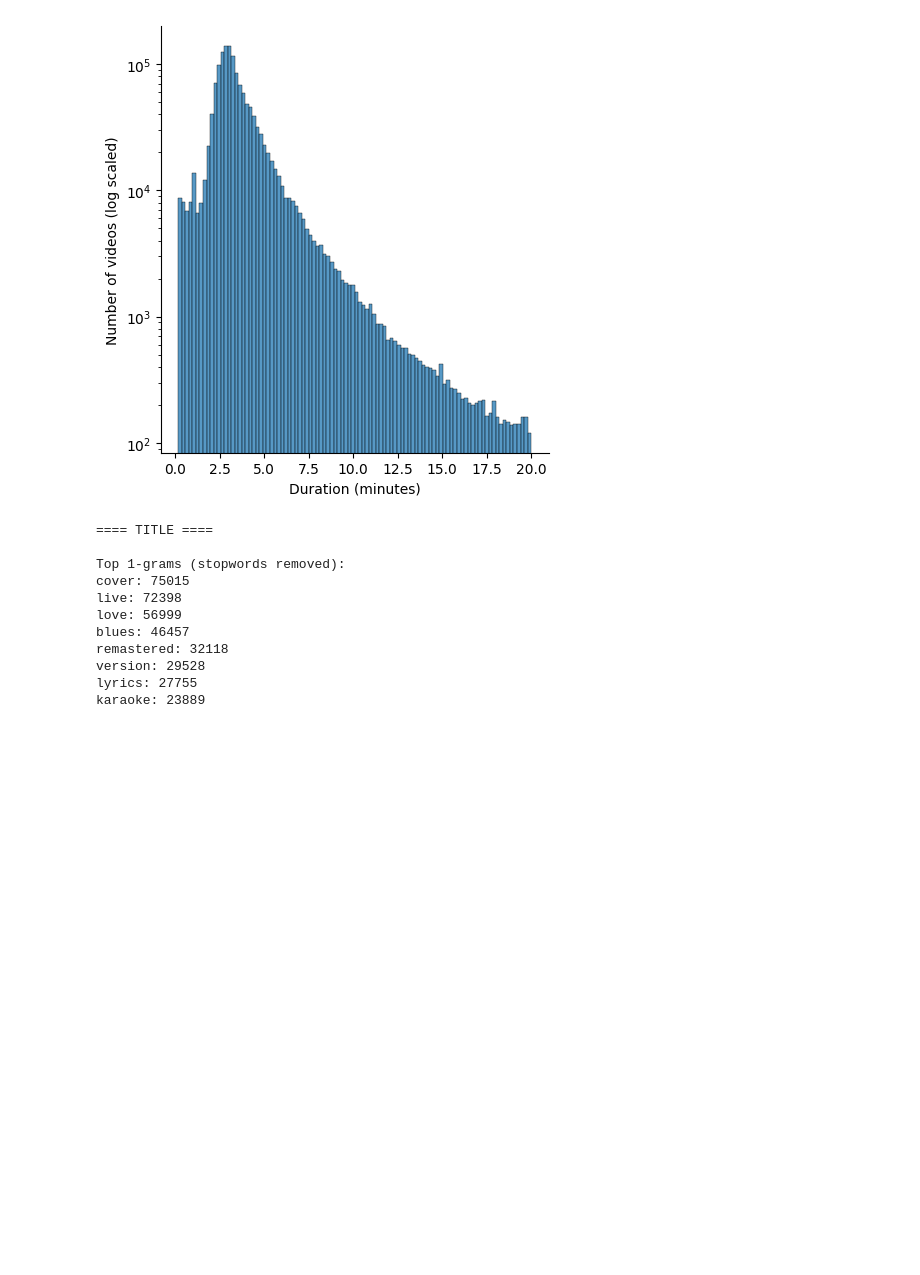
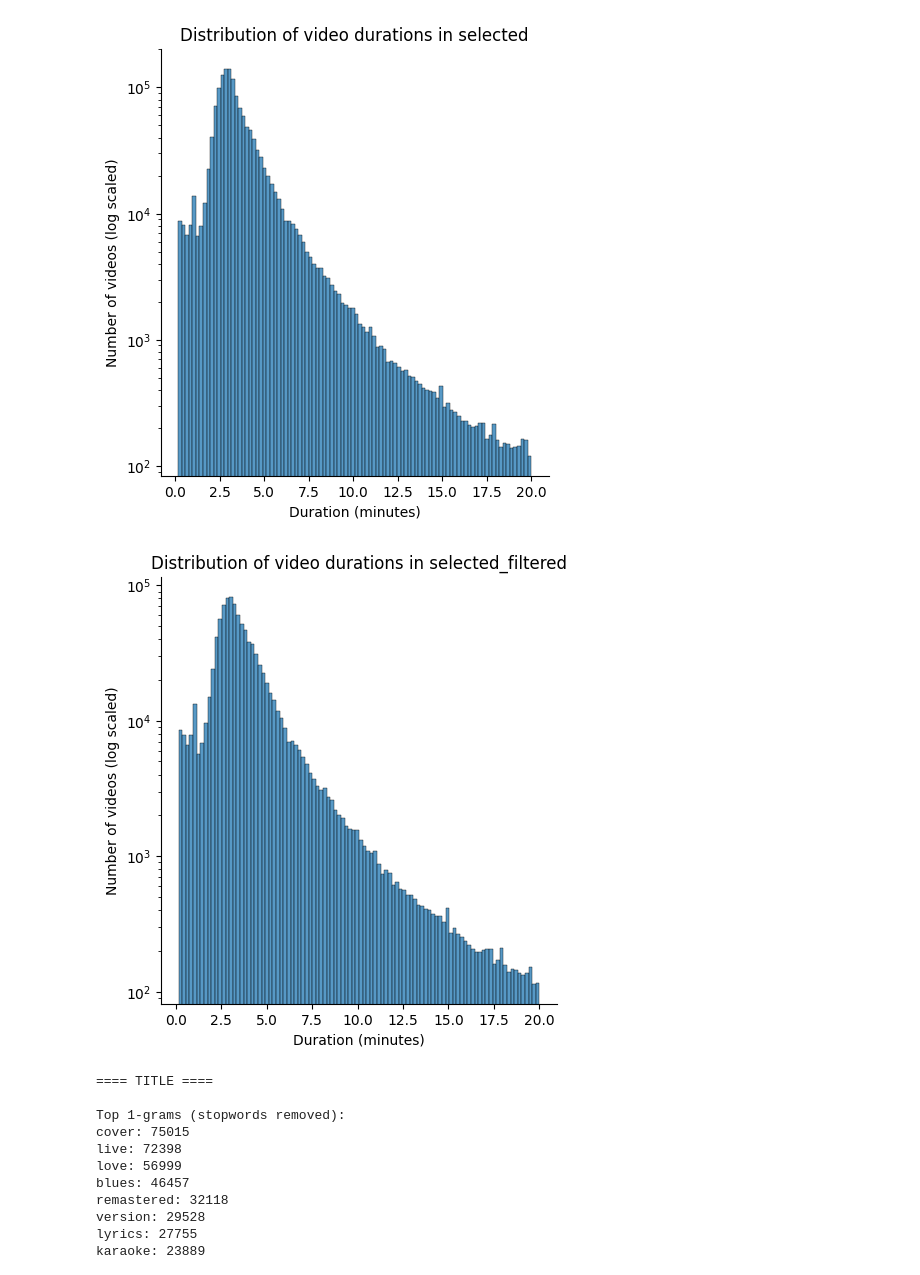
Before and after one commit to progsi/divers_dataset, a Jupyter notebook: content_analysis.ipynb, the cells around one changed output. Cells and saved outputs as stored; diff of their text form; code cells hidden in the pictures; blank space fills up the shorter version.

Commit message:
with filtered subset

```diff
--- a/content_analysis.ipynb
+++ b/content_analysis.ipynb
@@ -4,9 +4,14 @@ The Data is the subset where *both*, the title and any of the *Discogs* artists
 # %%
 import pandas as pd
 
-df = pd.read_csv('data/matched/filtered_types.csv', sep="\t")
+selected = pd.read_json(
+    "data/dataset/selected_versions.json", orient='index'
+    ).explode("youtube_id").reset_index().rename(
+        columns={'index': 'clique_id'}
+        )
 
-# Focus only on matches where title and artist matches
-filtered = df.loc[df.match_type == 'both'].drop_duplicates(
-    subset="youtube_id"
-)
+selected_filtered = pd.read_json(
+    "data/dataset/selected_versions_filtered.json", orient='index'
+    ).explode("youtube_id").reset_index().rename(
+        columns={'index': 'clique_id'}
+        )
@@ -34,10 +53,10 @@ plt.show()
 # %%
 metadata = pd.read_json("data/metadata_filtered.jsonl", lines=True, orient='records')
-metadata = metadata.loc[metadata.id.isin(filtered.youtube_id),:]
+metadata = metadata.loc[metadata.id.isin(selected.youtube_id),:]
 
 new_columns = ["clique_id"] + metadata.columns.tolist()
 metadata = pd.merge(
-    filtered.reset_index(),
+    selected.reset_index(),
     metadata,
     left_on="youtube_id",
     right_on="id",
@@ -63,14 +82,21 @@ metadata["duration_mins"] = metadata["duration_secs"] / 60
 # %%
 import matplotlib.pyplot as plt
 import seaborn as sns
 
-sns.displot(metadata, x="duration_mins", bins=100)
-plt.xlabel("Duration (minutes)")
-plt.ylabel("Number of videos (log scaled)")
-plt.yscale('log')  # <-- set y-axis to log scale
-plt.show()
+def plot_duration_distribution(metadata, dataset_name, bins=100):
+    sns.displot(metadata, x="duration_mins", bins=bins)
+    plt.xlabel("Duration (minutes)")
+    plt.ylabel("Number of videos (log scaled)")
+    plt.yscale('log')  # <-- set y-axis to log scale
+    plt.title('Distribution of video durations in ' + dataset_name)
+    plt.show()
+
+plot_duration_distribution(metadata, dataset_name="selected")
+plot_duration_distribution(metadata.loc[metadata.id.isin(selected_filtered.youtube_id)],
+                           dataset_name="selected_filtered")
 # %% [output]
-[figure, old version]
+[figure, new version]
+[figure, added]
 # %%
 def get_description_str(descriptionSnippet):
     if isinstance(descriptionSnippet, list):
```
Also changed, not shown: parts of 5 cells of this notebook, 6 other files.
